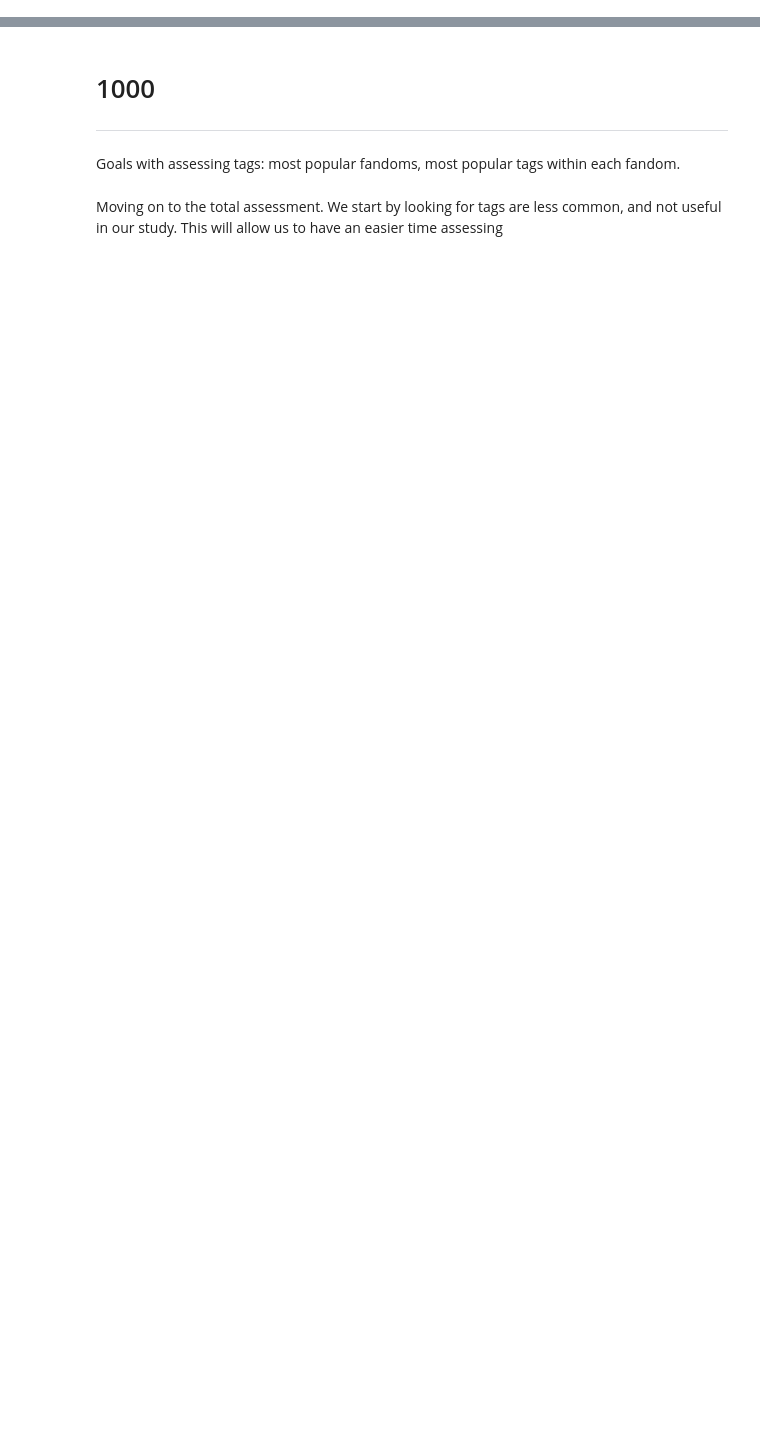
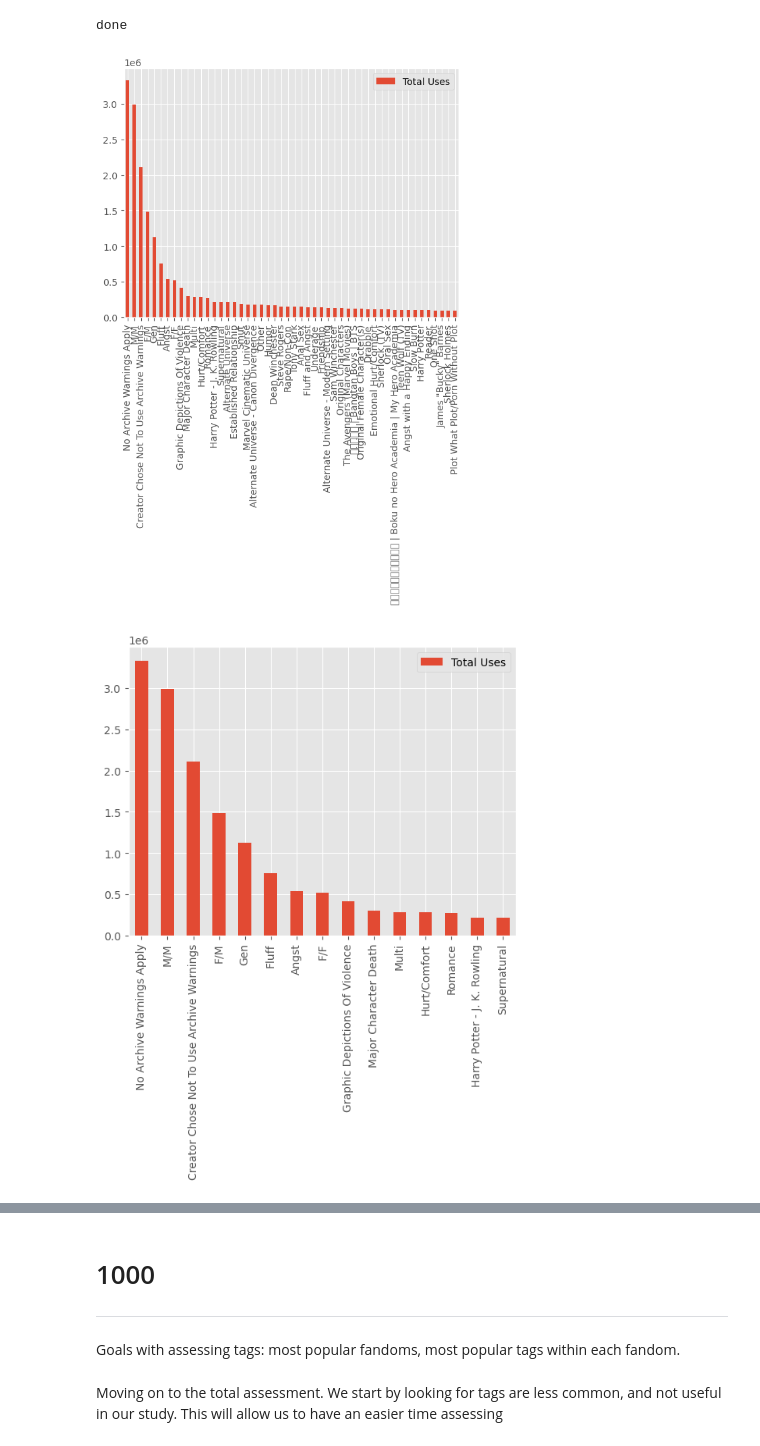
Before and after one commit to bekwashburn/COMP5360_Final_Project, a Jupyter notebook: COMP5360_data_CodeCat/Tags-Assessment.ipynb, the cells around one changed output, grey strips where cells are left out. Saved outputs shown, nothing was run; the diff lists cells and outputs as text; code cells hidden in the pictures; blank space fills up the shorter version.

```diff
--- a/COMP5360_data_CodeCat/Tags-Assessment.ipynb
+++ b/COMP5360_data_CodeCat/Tags-Assessment.ipynb
@@ -53,0 +33,53 @@ new_data
+# %%
+import os
+
+# This bit creates a csv of the Data Frame from the above code
+
+# DO NOT RUN!
+
+try:
+    os.remove('top_tags_names.csv')
+except:
+    pass
+
+tag_usage.to_csv('top_tags_names.csv')
+print('done')
+# %% [output]
+done
+# %%
+import pandas as pd
+import csv
+import numpy as np
+import matplotlib.pyplot as plt
+%matplotlib inline
+plt.style.use('ggplot')
+
+# Top Tags looks at tags that have been used at least 5000 times.
+top_tags = pd.read_csv("top_tags.csv")
+tag_usage = pd.read_csv("top_tags_names.csv")
+
+# Graphing our Series
+
+top_50 = tag_usage[:50]
+top_10 = tag_usage[:15]
+
+#plt.bar(top_50["tagId"].tolist(), top_50["Total Uses"].tolist())
+def plot_name(df):
+    df.plot(kind="bar",
+               y = "Total Uses")
+    plt.xticks(df.index.to_list(), df["Tag Name"].tolist())
+    plt.show()
+
+plot_name(top_50)
+plot_name(top_10)
+
+# Top 50 Tag Type
+
+tag_type = top_50["Tag Type"].value_counts().to_frame().reset_index()
+tag_type.plot(kind = "bar")
+
+plt.xticks(tag_type.index.to_list(), tag_type["Tag Type"].tolist())
+plt.show()
+# %% [output]
+[figure, added]
+[figure, added]
```
Also changed, not shown: parts of 20 cells of this notebook, 1 other file.
